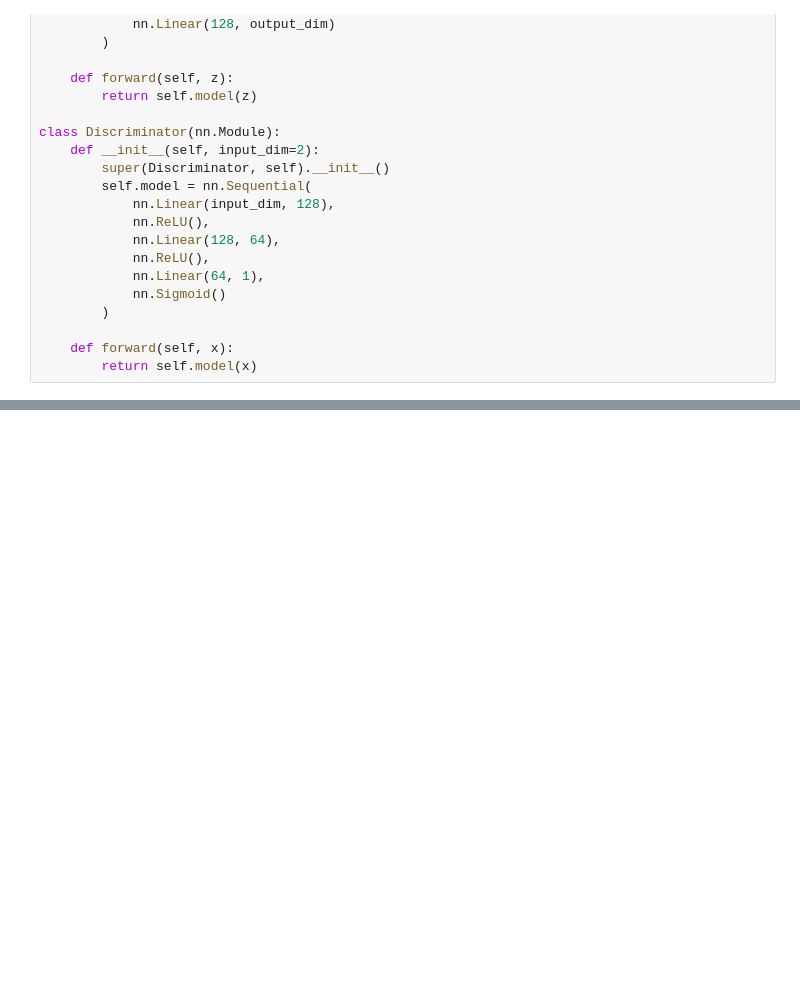
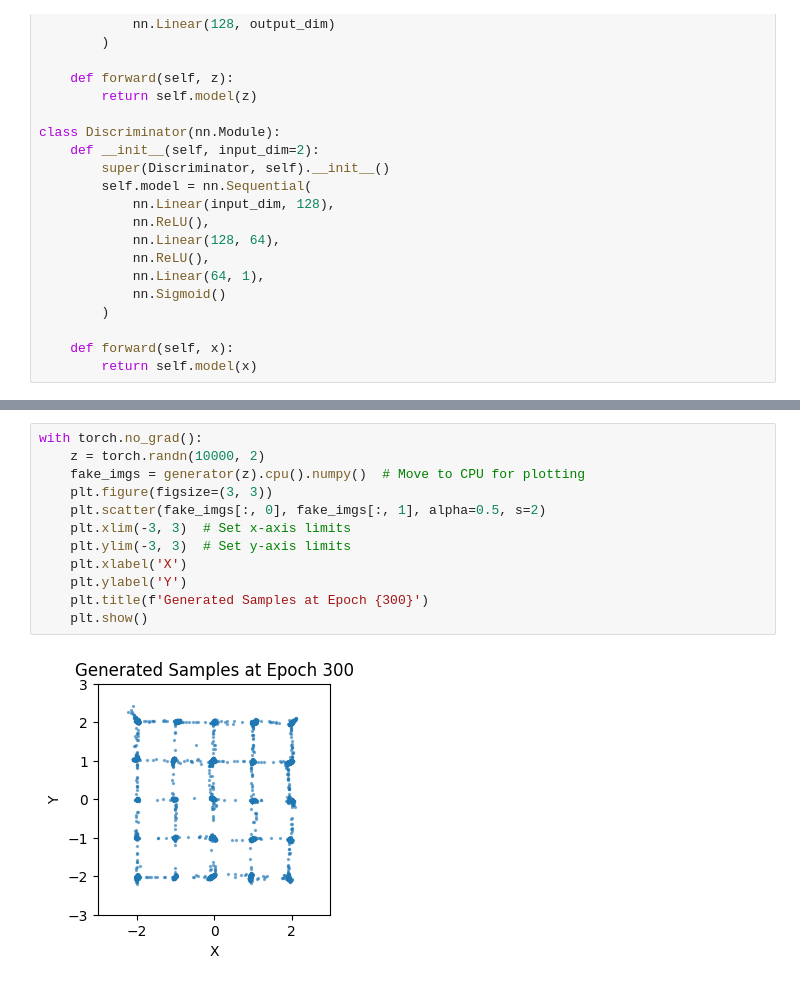
Before and after one commit to Sarptan/DiaGAN-Project, a Jupyter notebook: notebooks/LDRM.ipynb, the cells around one changed output, grey strips where cells are left out. Cells and saved outputs as stored; diff of their text form; blank space fills up the shorter version.

```diff
--- a/notebooks/LDRM.ipynb
+++ b/notebooks/LDRM.ipynb
@@ -233,0 +234,14 @@ Sample LDR values:
+# %%
+with torch.no_grad():
+    z = torch.randn(10000, 2)
+    fake_imgs = generator(z).cpu().numpy()  # Move to CPU for plotting
+    plt.figure(figsize=(3, 3))
+    plt.scatter(fake_imgs[:, 0], fake_imgs[:, 1], alpha=0.5, s=2)
+    plt.xlim(-3, 3)  # Set x-axis limits
+    plt.ylim(-3, 3)  # Set y-axis limits
+    plt.xlabel('X')
+    plt.ylabel('Y')
+    plt.title(f'Generated Samples at Epoch {300}')
+    plt.show()
+# %% [output]
+[figure, added]
```
Also changed, not shown: parts of 3 cells of this notebook, 31 other files.
